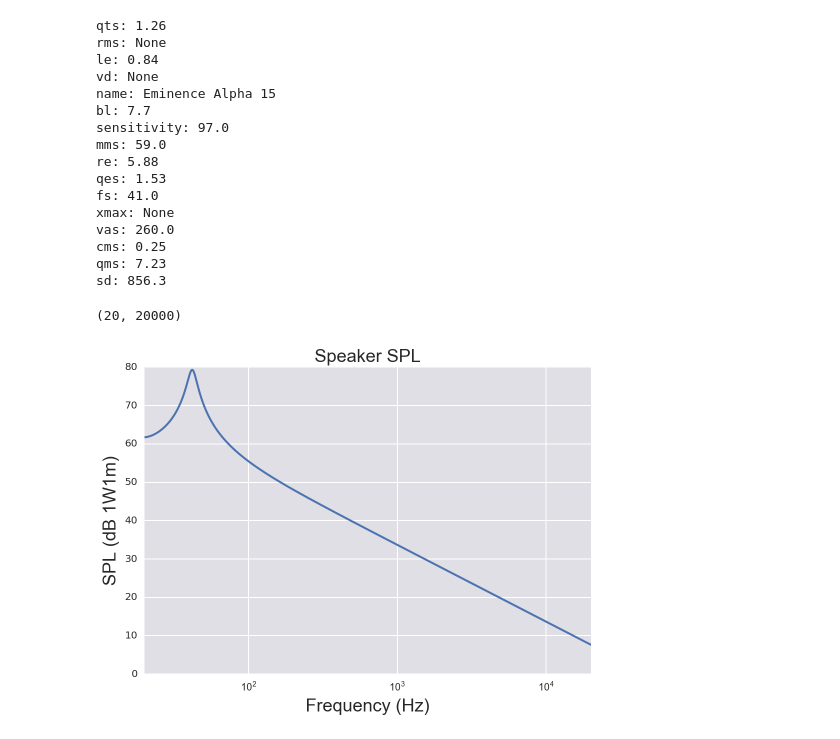
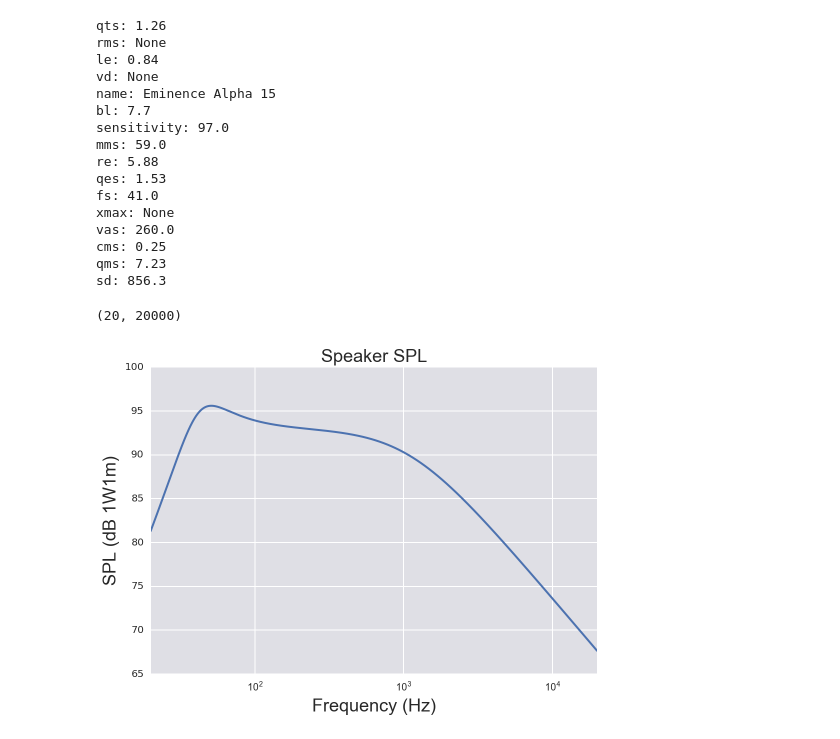
Before and after one commit to skahl/speaker-design-notebook, a Jupyter notebook: speaker-design-notebook.ipynb, the cells around one changed output. Drawn from its saved outputs; the diff is of its cells as text; code cells hidden in the pictures.

```diff
--- a/speaker-design-notebook.ipynb
+++ b/speaker-design-notebook.ipynb
@@ -218,37 +218,43 @@ alpha15 = {
     'rms': None
 }
 
-speaker = Speaker(alpha15)
+# alpha15, fe103en
+parameters = alpha15
+box_volume = 60. # liters
+port_area_by_length = 30. * 3. / 20. # area to length ratio of the port
+
+
+speaker = Speaker(parameters)
 # fill up missing parameters if possible
 # calc_params(speaker)
 
 print(speaker)
 
-r_ = calculate_impedance(speaker, v_box=60., l_over_a=0.3)
+r_ = calculate_impedance(speaker, v_box=box_volume, l_over_a=port_area_by_length)
 
 fig = plt.figure()
 ax_power = fig.add_subplot(111, title="Speaker SPL")
 ax_power.plot(r_['omega'] / 2. / np.pi, r_['power_spl'])
 ax_power.set_ylabel('SPL (dB 1W1m)')
 ax_power.set_xlabel('Frequency (Hz)')
 ax_power.set_xscale('log')
 ax_power.set_xlim([20, 20000])
 # %% [output]
 qts: 1.26
 rms: None
 le: 0.84
 vd: None
 name: Eminence Alpha 15
 bl: 7.7
 sensitivity: 97.0
 mms: 59.0
 re: 5.88
 qes: 1.53
 fs: 41.0
 xmax: None
 vas: 260.0
 cms: 0.25
 qms: 7.23
 sd: 856.3
 (20, 20000)
-[figure, old version]
+[figure, new version]
```
